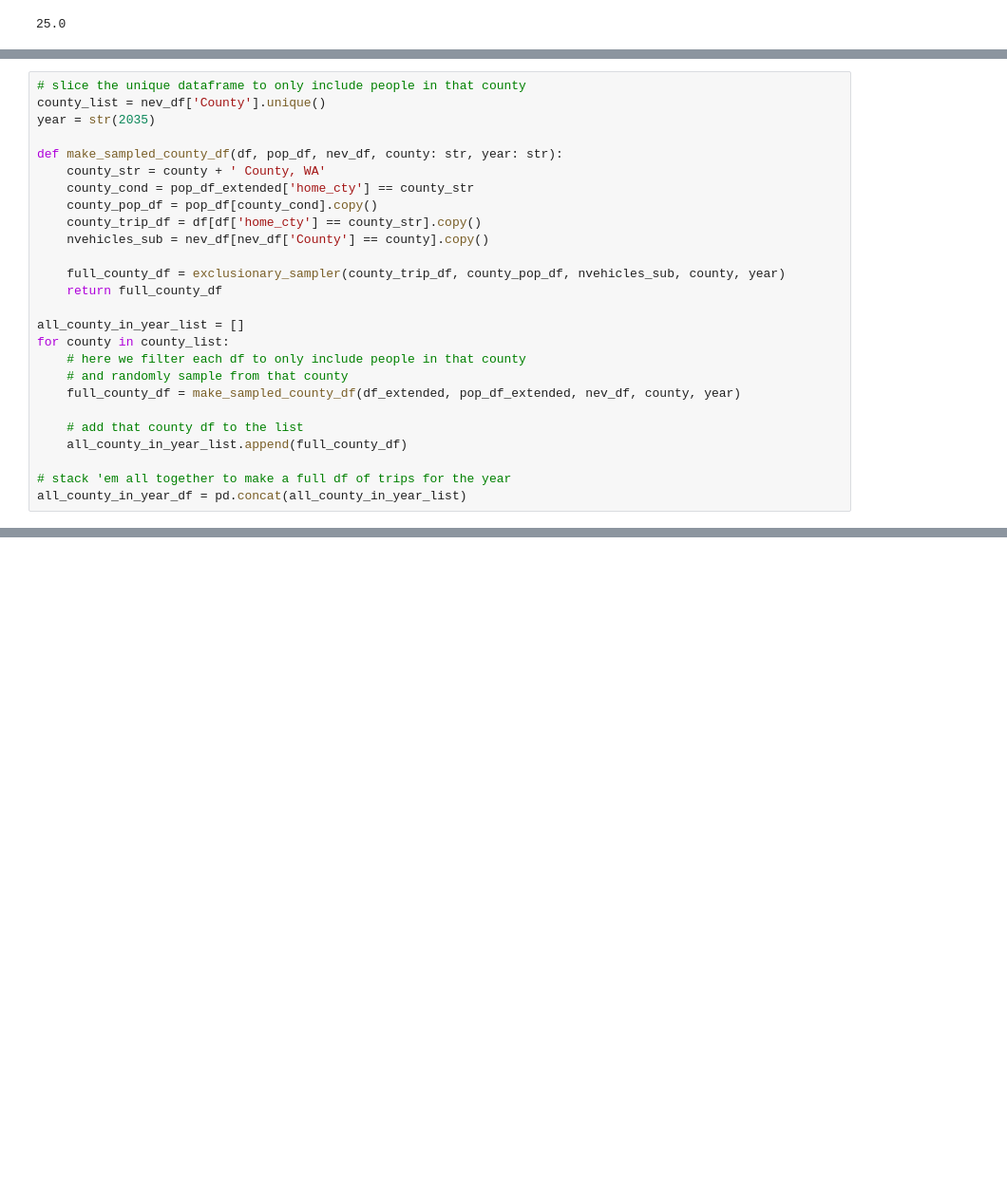
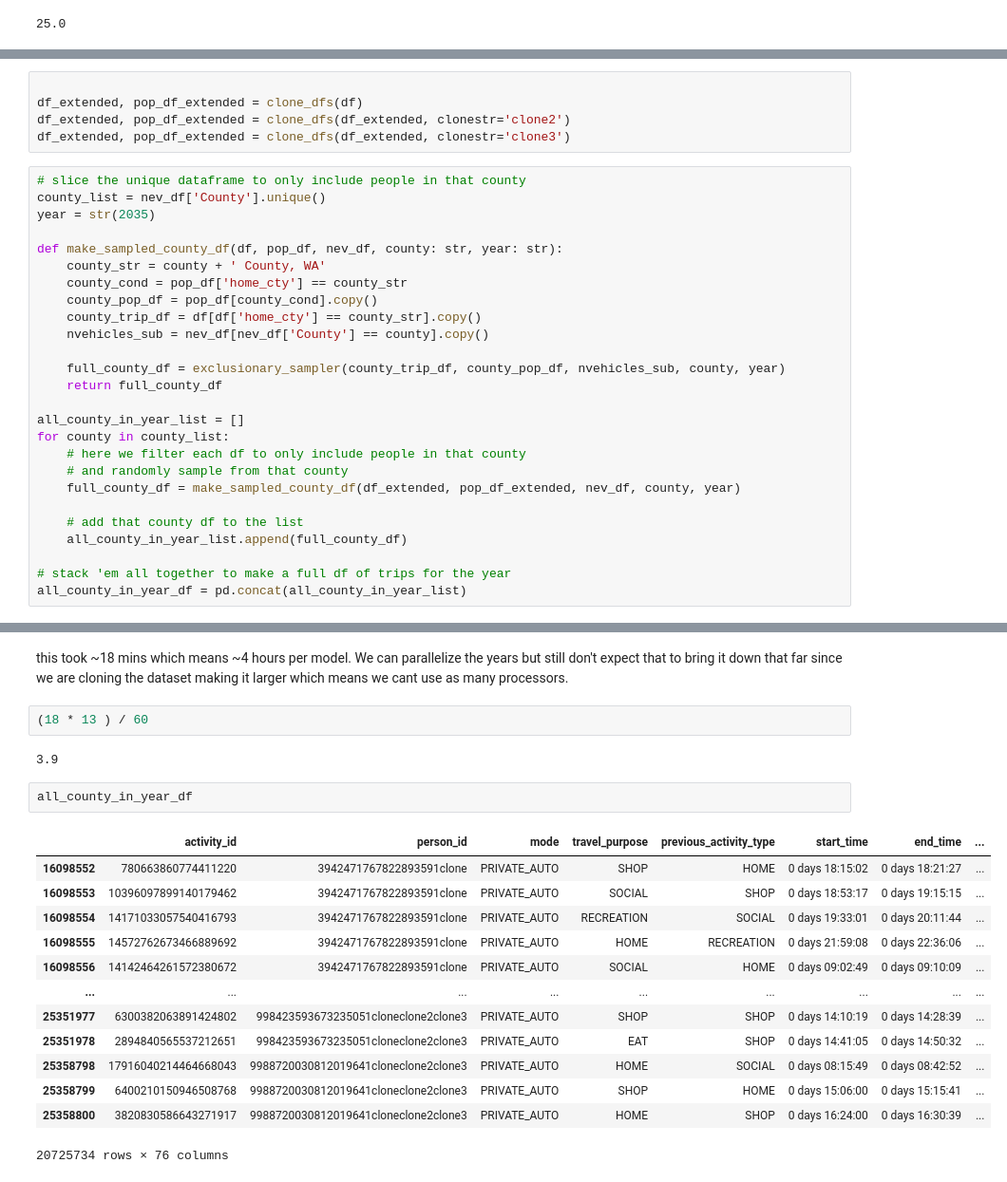
Before and after one commit to rmi-mobility-data-science/replicaEVSE, a Jupyter notebook: notebooks/stock_rollover.ipynb, the cells around one changed output, grey strips where cells are left out. Shown at 95% size. Drawn from its saved outputs; the diff is of its cells as text; blank space fills up the shorter version.

Commit message:
cloning the dfs works.

```diff
--- a/notebooks/stock_rollover.ipynb
+++ b/notebooks/stock_rollover.ipynb
@@ -372,3 +367,8 @@ df_extended, pop_df_extended = clone_dfs(df)
+# %%
+
+df_extended, pop_df_extended = clone_dfs(df)
+df_extended, pop_df_extended = clone_dfs(df_extended, clonestr='clone2')
+df_extended, pop_df_extended = clone_dfs(df_extended, clonestr='clone3')
 # %%
 # slice the unique dataframe to only include people in that county
 county_list = nev_df['County'].unique()
@@ -376,7 +376,7 @@ year = str(2035)
 
 def make_sampled_county_df(df, pop_df, nev_df, county: str, year: str):
     county_str = county + ' County, WA'
-    county_cond = pop_df_extended['home_cty'] == county_str
+    county_cond = pop_df['home_cty'] == county_str
     county_pop_df = pop_df[county_cond].copy()
     county_trip_df = df[df['home_cty'] == county_str].copy()
     nvehicles_sub = nev_df[nev_df['County'] == county].copy()
@@ -399,0 +416,22 @@ NameError: name 'df_extended' is not defined
+# %% [markdown]
+this took ~18 mins which means ~4 hours per model. We can parallelize the years but still don't expect that to bring it down that far since we are cloning the dataset making it larger which means we cant use as many processors.
+# %%
+(18 * 13 ) / 60
+# %% [output]
+3.9
+# %%
+all_county_in_year_df
+# %% [output]
+|  | activity_id | person_id | mode | travel_purpose | previous_activity_type | start_time | end_time | ... |
+| 16098552 | 780663860774411220 | 3942471767822893591clone | PRIVATE_AUTO | SHOP | HOME | 0 days 18:15:02 | 0 days 18:21:27 | ... |
+| 16098553 | 10396097899140179462 | 3942471767822893591clone | PRIVATE_AUTO | SOCIAL | SHOP | 0 days 18:53:17 | 0 days 19:15:15 | ... |
+| 16098554 | 14171033057540416793 | 3942471767822893591clone | PRIVATE_AUTO | RECREATION | SOCIAL | 0 days 19:33:01 | 0 days 20:11:44 | ... |
+| 16098555 | 14572762673466889692 | 3942471767822893591clone | PRIVATE_AUTO | HOME | RECREATION | 0 days 21:59:08 | 0 days 22:36:06 | ... |
+| 16098556 | 14142464261572380672 | 3942471767822893591clone | PRIVATE_AUTO | SOCIAL | HOME | 0 days 09:02:49 | 0 days 09:10:09 | ... |
+| ... | ... | ... | ... | ... | ... | ... | ... | ... |
+| 25351977 | 6300382063891424802 | 998423593673235051cloneclone2clone3 | PRIVATE_AUTO | SHOP | SHOP | 0 days 14:10:19 | 0 days 14:28:39 | ... |
+| 25351978 | 2894840565537212651 | 998423593673235051cloneclone2clone3 | PRIVATE_AUTO | EAT | SHOP | 0 days 14:41:05 | 0 days 14:50:32 | ... |
+| 25358798 | 17916040214464668043 | 9988720030812019641cloneclone2clone3 | PRIVATE_AUTO | HOME | SOCIAL | 0 days 08:15:49 | 0 days 08:42:52 | ... |
+| 25358799 | 6400210150946508768 | 9988720030812019641cloneclone2clone3 | PRIVATE_AUTO | SHOP | HOME | 0 days 15:06:00 | 0 days 15:15:41 | ... |
+| 25358800 | 3820830586643271917 | 9988720030812019641cloneclone2clone3 | PRIVATE_AUTO | HOME | SHOP | 0 days 16:24:00 | 0 days 16:30:39 | ... |
+20725734 rows × 76 columns
```
Also changed, not shown: parts of 16 cells of this notebook.
